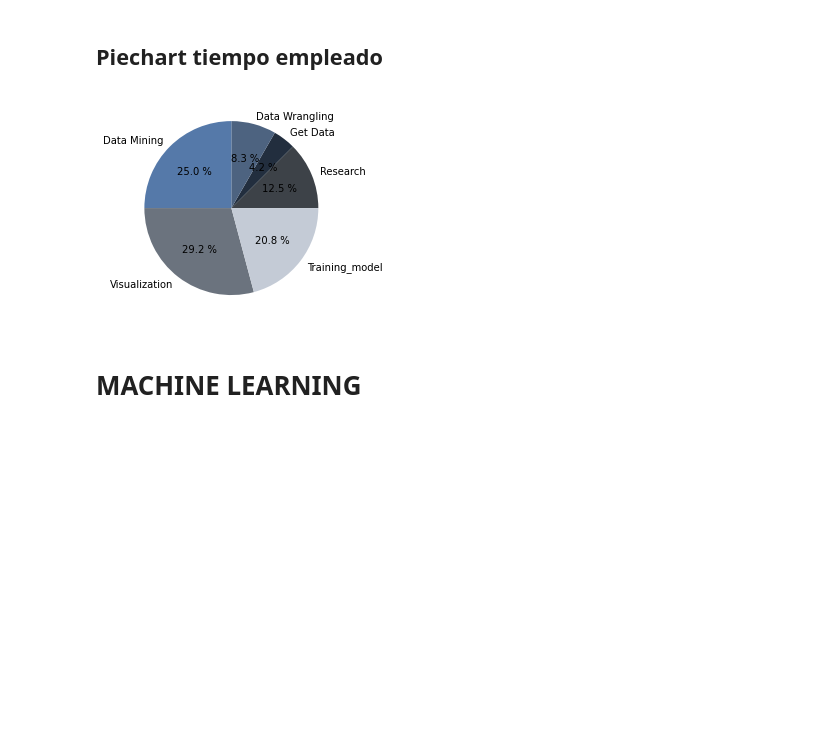
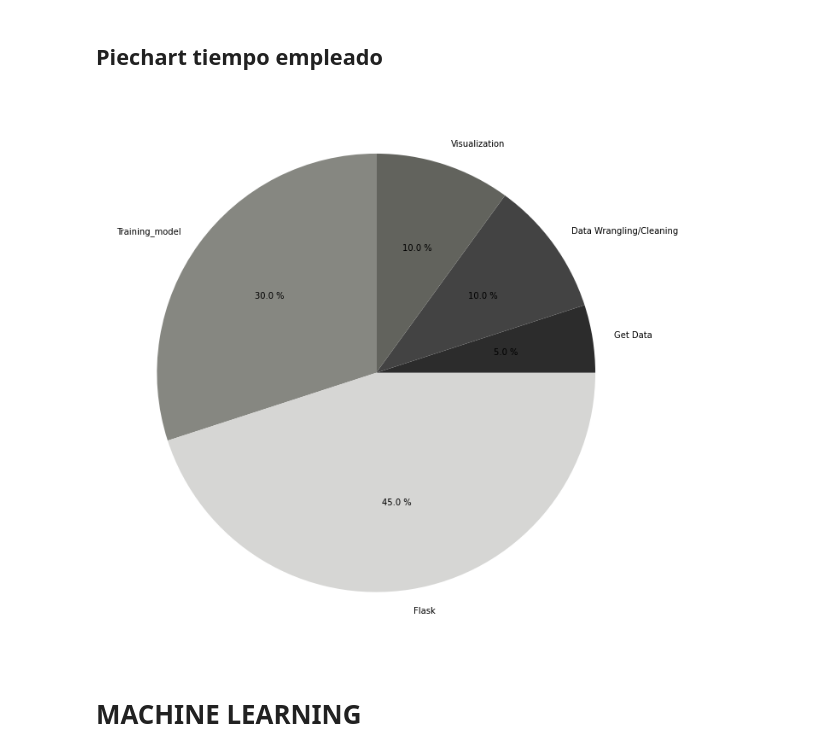
Before and after one commit to Mariacagi/ML_project, a Jupyter notebook: src/main.ipynb, the cells around one changed output. Drawn from its saved outputs; the diff is of its cells as text; code cells hidden in the pictures; blank space fills up the shorter version.

```diff
--- a/src/main.ipynb
+++ b/src/main.ipynb
@@ -299,18 +297,17 @@ plt.savefig(rooth_path + carpeta_reports + name_fig, dpi=300, bbox_inches='tight
 # %% [markdown]
 ## Piechart tiempo empleado
 # %%
-Research = 15
 Get_Data = 5
 Data_Wrangling = 10
-Data_Mining = 30
-Visualization = 35
-Training_model = 25
+Visualization = 10
+Training_model = 30
+Flask = 45
 
-labels = ["Research", "Get Data", "Data Wrangling", "Data Mining","Visualization", "Training_model"]
+labels = ["Get Data", "Data Wrangling/Cleaning","Visualization", "Training_model", "Flask"]
 
-piechart_figure(x1=Research, x2=Get_Data, x3=Data_Wrangling, x4=Data_Mining, x5=Visualization, x6=Training_model, labels=labels, rooth_path=rooth_path, name_fig="\Piechart_time.png" )
+piechart_figure_5labels(x1=Get_Data, x2=Data_Wrangling, x3=Visualization, x4=Training_model, x5=Flask, labels=labels, rooth_path=rooth_path, name_fig="\Piechart_time.png" )
 # %% [output]
-[figure, old version]
+[figure, new version]
 # %% [markdown]
 # MACHINE LEARNING
 # %%
```
Also changed, not shown: parts of 25 cells of this notebook, 43 other files.
